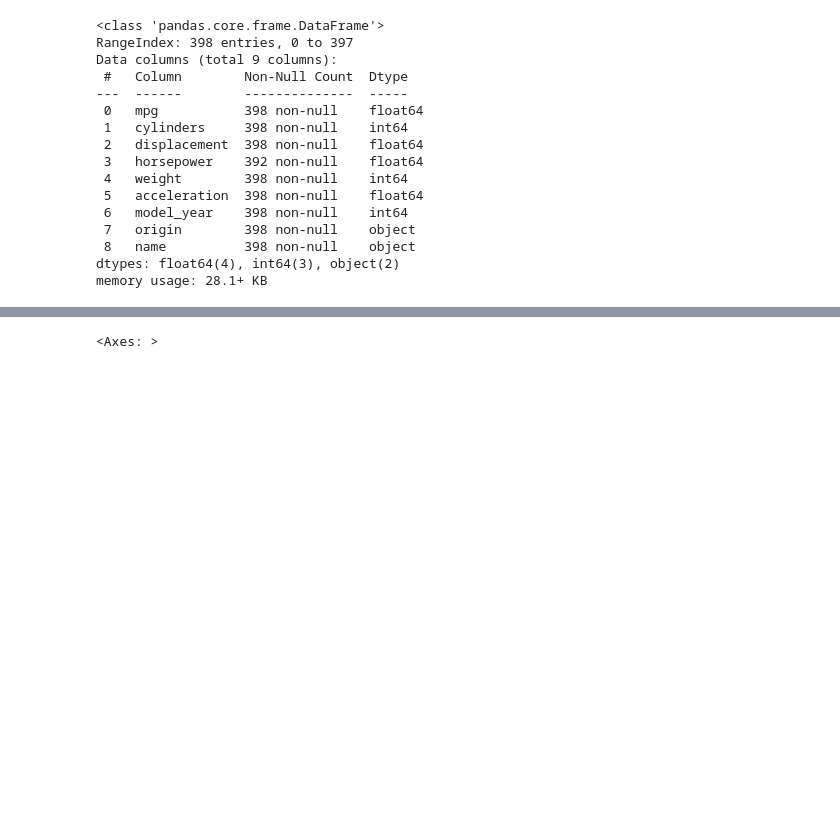
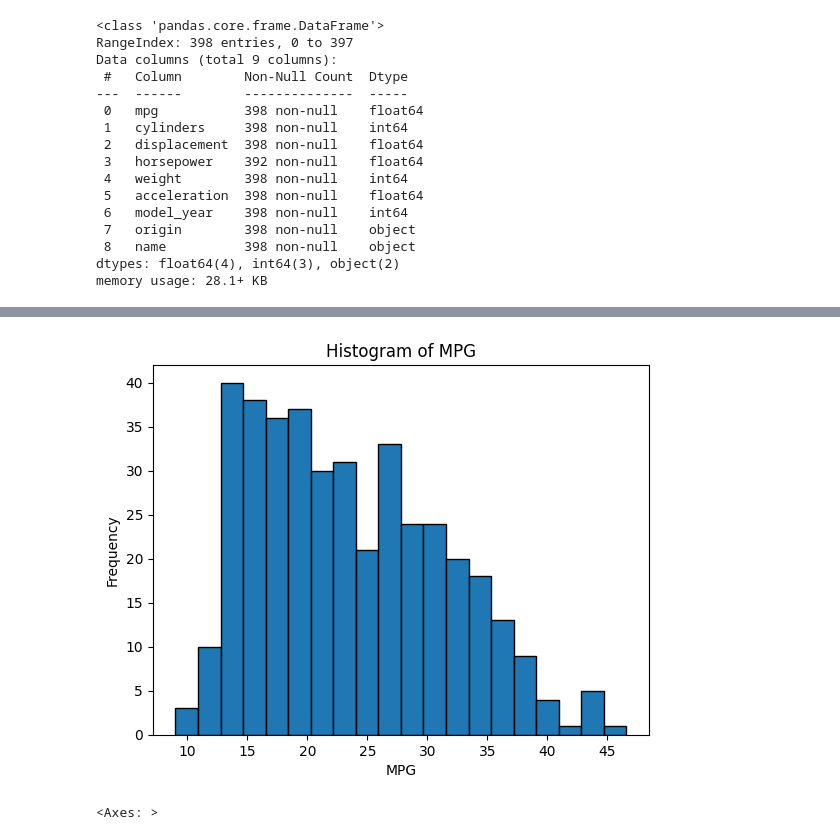
Before and after one commit to dancla240/Deep-Learning-Daniel-Claesson, a Jupyter notebook: E0-MLP.ipynb, the cells around one changed output, grey strips where cells are left out. Cells and saved outputs as stored; diff of their text form; code cells hidden in the pictures; blank space fills up the shorter version.

```diff
--- a/E0-MLP.ipynb
+++ b/E0-MLP.ipynb
@@ -106,3 +118,12 @@ memory usage: 28.1+ KB
+# %%
+# Create a histogram of the 'mpg' column
+plt.hist(auto['mpg'], bins=20, edgecolor='black')
+plt.title('Histogram of MPG')
+plt.xlabel('MPG')
+plt.ylabel('Frequency')
+plt.show()
+# %% [output]
+[figure, added]
 # %%
 # remove missing values
 auto_no_nan = auto.dropna()
```
Also changed, not shown: parts of 19 cells of this notebook.
